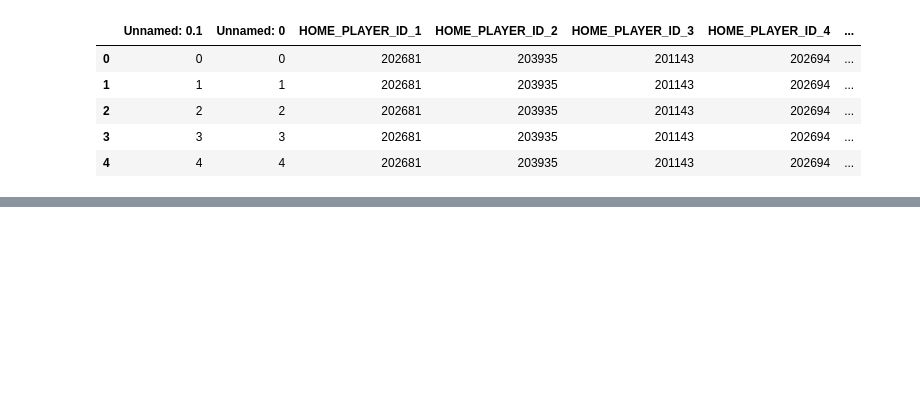
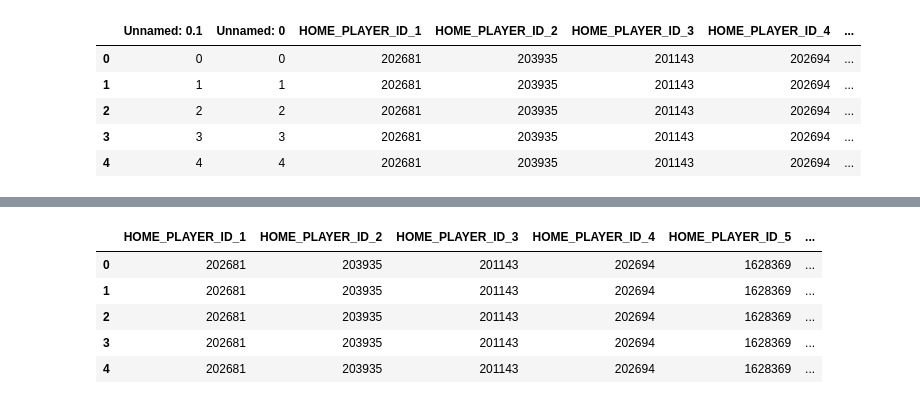
Before and after one commit to SPDiehl/thesis, a Jupyter notebook: HeatCheck.ipynb, the cells around one changed output, grey strips where cells are left out. Cells and saved outputs as stored; diff of their text form; code cells hidden in the pictures; blank space fills up the shorter version.

```diff
--- a/HeatCheck.ipynb
+++ b/HeatCheck.ipynb
@@ -398,0 +299,15 @@ heat_check.head()
+# %%
+steals = pd.DataFrame()
+steals[['HOME_PLAYER_ID_1', 'HOME_PLAYER_ID_2', 'HOME_PLAYER_ID_3', 'HOME_PLAYER_ID_4', 'HOME_PLAYER_ID_5', 'AWAY_PLAYER_ID_1', 'AWAY_PLAYER_ID_2', 'AWAY_PLAYER_ID_3', 'AWAY_PLAYER_ID_4', 'AWAY_PLAYER_ID_5']] = df[['HOME_PLAYER_ID_1', 'HOME_PLAYER_ID_2', 'HOME_PLAYER_ID_3', 'HOME_PLAYER_ID_4', 'HOME_PLAYER_ID_5', 'AWAY_PLAYER_ID_1', 'AWAY_PLAYER_ID_2', 'AWAY_PLAYER_ID_3', 'AWAY_PLAYER_ID_4', 'AWAY_PLAYER_ID_5']]
+steals[['STEAL_PLAYER_ID', 'STEAL_COUNT']] = df[['STEAL_PLAYER_ID', 'STEAL_COUNT']]
+steals[['HOME_PLAYER_ID_1_EXP_STLS', 'HOME_PLAYER_ID_2_EXP_STLS', 'HOME_PLAYER_ID_3_EXP_STLS', 'HOME_PLAYER_ID_4_EXP_STLS', 'HOME_PLAYER_ID_5_EXP_STLS', 'AWAY_PLAYER_ID_1_EXP_STLS', 'AWAY_PLAYER_ID_2_EXP_STLS', 'AWAY_PLAYER_ID_3_EXP_STLS', 'AWAY_PLAYER_ID_4_EXP_STLS', 'AWAY_PLAYER_ID_5_EXP_STLS']] = df[['HOME_PLAYER_ID_1_EXP_STLS', 'HOME_PLAYER_ID_2_EXP_STLS', 'HOME_PLAYER_ID_3_EXP_STLS', 'HOME_PLAYER_ID_4_EXP_STLS', 'HOME_PLAYER_ID_5_EXP_STLS', 'AWAY_PLAYER_ID_1_EXP_STLS', 'AWAY_PLAYER_ID_2_EXP_STLS', 'AWAY_PLAYER_ID_3_EXP_STLS', 'AWAY_PLAYER_ID_4_EXP_STLS', 'AWAY_PLAYER_ID_5_EXP_STLS']]
+steals['TIME'] = df['TIME']
+# %%
+steals.head()
+# %% [output]
+|  | HOME_PLAYER_ID_1 | HOME_PLAYER_ID_2 | HOME_PLAYER_ID_3 | HOME_PLAYER_ID_4 | HOME_PLAYER_ID_5 | ... |
+| 0 | 202681 | 203935 | 201143 | 202694 | 1628369 | ... |
+| 1 | 202681 | 203935 | 201143 | 202694 | 1628369 | ... |
+| 2 | 202681 | 203935 | 201143 | 202694 | 1628369 | ... |
+| 3 | 202681 | 203935 | 201143 | 202694 | 1628369 | ... |
+| 4 | 202681 | 203935 | 201143 | 202694 | 1628369 | ... |
```
Also changed, not shown: parts of 181 cells of this notebook.
